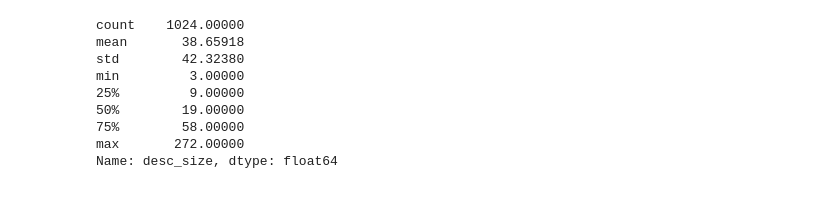
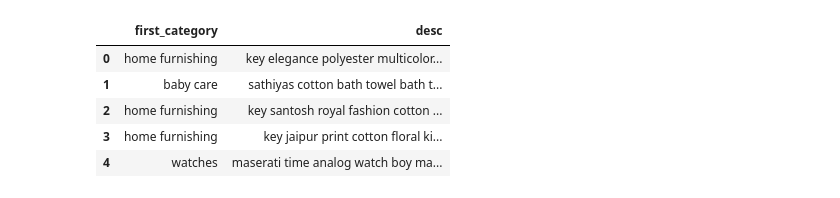
Before and after one commit to Psemp/ds_p6, a Jupyter notebook: notebooks/nb_02_text_classification_2.ipynb, the cells around one changed output. Drawn from its saved outputs; the diff is of its cells as text; code cells hidden in the pictures.

```diff
--- a/notebooks/nb_02_text_classification_2.ipynb
+++ b/notebooks/nb_02_text_classification_2.ipynb
@@ -62,2 +45,15 @@ def list_to_str(row):
+# %%
+data_path = "../input/ecommercep6/ecommerce_cleaned_tf.csv"
+
+df_model = pd.read_csv(filepath_or_buffer=data_path)
+# %%
+df_model.head()
+# %% [output]
+|  | first_category | desc |
+| 0 | home furnishing | key elegance polyester multicolor... |
+| 1 | baby care | sathiyas cotton bath towel bath t... |
+| 2 | home furnishing | key santosh royal fashion cotton ... |
+| 3 | home furnishing | key jaipur print cotton floral ki... |
+| 4 | watches | maserati time analog watch boy ma... |
 # %%
 df_model.rename(columns={"first_category": "category"}, inplace=True)
@@ -73,20 +63,0 @@ tokenizer = BertTokenizer.from_pretrained("bert-base-uncased")
-# %%
-# Checking the average lenght of the lists of token in lem_desc to adapt tensor size :
-
-def get_desc_len(row):
-    return int(len(row["lem_desc"]))
-
-
-df_model["desc_size"] = df_model.apply(func=get_desc_len, axis=1)
-
-df_model["desc_size"].describe()
-# %% [output]
-count    1024.00000
-mean       38.65918
-std        42.32380
-min         3.00000
-25%         9.00000
-50%        19.00000
-75%        58.00000
-max       272.00000
-Name: desc_size, dtype: float64
```
Also changed, not shown: parts of 47 cells of this notebook, 1 other file.
